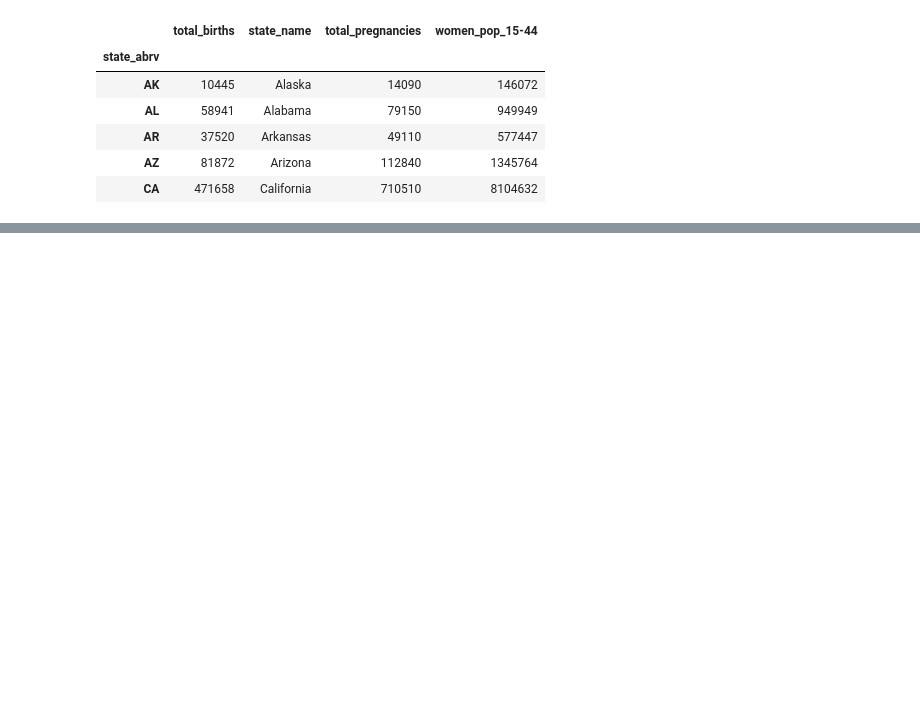
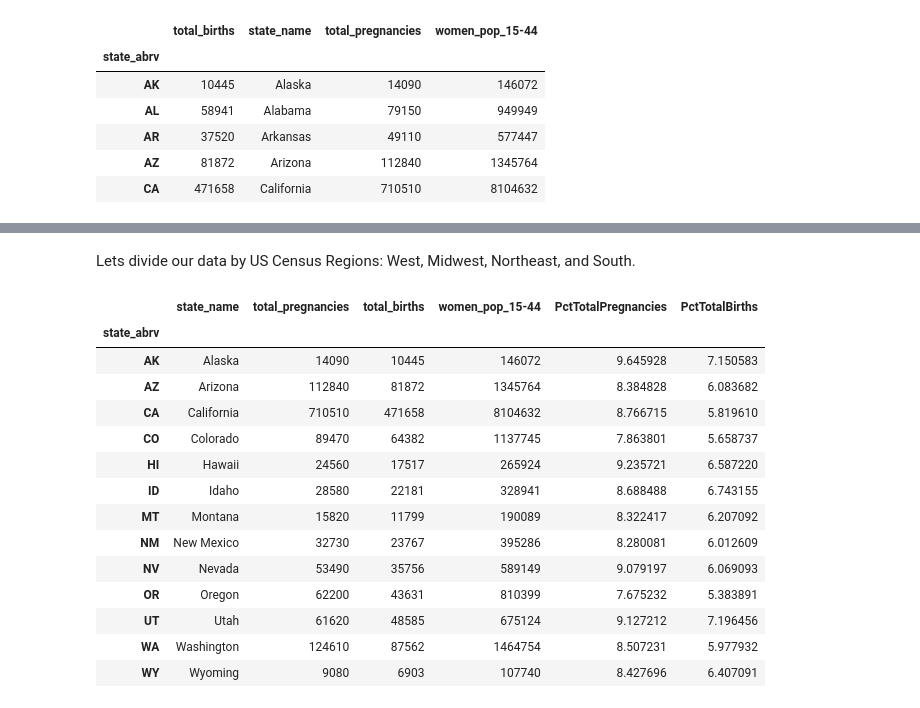
Before and after one commit to HaleyHynes/Pregnancy_US_Population_Data_Project, a Jupyter notebook: pregnancy_project.ipynb, the cells around one changed output, grey strips where cells are left out. Saved outputs shown, nothing was run; the diff lists cells and outputs as text; code cells hidden in the pictures; blank space fills up the shorter version.

```diff
--- a/pregnancy_project.ipynb
+++ b/pregnancy_project.ipynb
@@ -305,0 +344,22 @@ I've got the complete dataframe I want. Now I need to analyze the data.
+# %% [markdown]
+Lets divide our data by US Census Regions: West, Midwest, Northeast, and South.
+# %%
+# Creating df_west
+df_west = df_2017.loc(axis=0)['AK', 'AZ', 'CA', 'CO', 'HI', 'ID', 'MT', 'NM', 'NV', 'OR', 'UT', 'WA', 'WY']
+df_west
+# %% [output]
+|  | state_name | total_pregnancies | total_births | women_pop_15-44 | PctTotalPregnancies | PctTotalBirths |
+| state_abrv |  |  |  |  |  |  |
+| AK | Alaska | 14090 | 10445 | 146072 | 9.645928 | 7.150583 |
+| AZ | Arizona | 112840 | 81872 | 1345764 | 8.384828 | 6.083682 |
+| CA | California | 710510 | 471658 | 8104632 | 8.766715 | 5.819610 |
+| CO | Colorado | 89470 | 64382 | 1137745 | 7.863801 | 5.658737 |
+| HI | Hawaii | 24560 | 17517 | 265924 | 9.235721 | 6.587220 |
+| ID | Idaho | 28580 | 22181 | 328941 | 8.688488 | 6.743155 |
+| MT | Montana | 15820 | 11799 | 190089 | 8.322417 | 6.207092 |
+| NM | New Mexico | 32730 | 23767 | 395286 | 8.280081 | 6.012609 |
+| NV | Nevada | 53490 | 35756 | 589149 | 9.079197 | 6.069093 |
+| OR | Oregon | 62200 | 43631 | 810399 | 7.675232 | 5.383891 |
+| UT | Utah | 61620 | 48585 | 675124 | 9.127212 | 7.196456 |
+| WA | Washington | 124610 | 87562 | 1464754 | 8.507231 | 5.977932 |
+| WY | Wyoming | 9080 | 6903 | 107740 | 8.427696 | 6.407091 |
```
Also changed, not shown: parts of 12 cells of this notebook.
